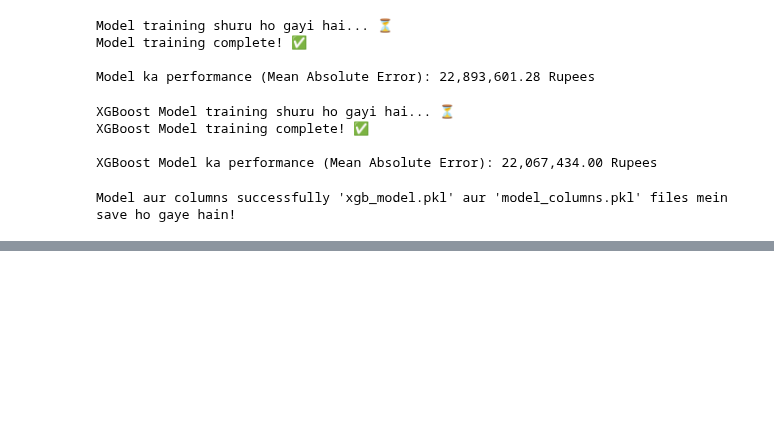
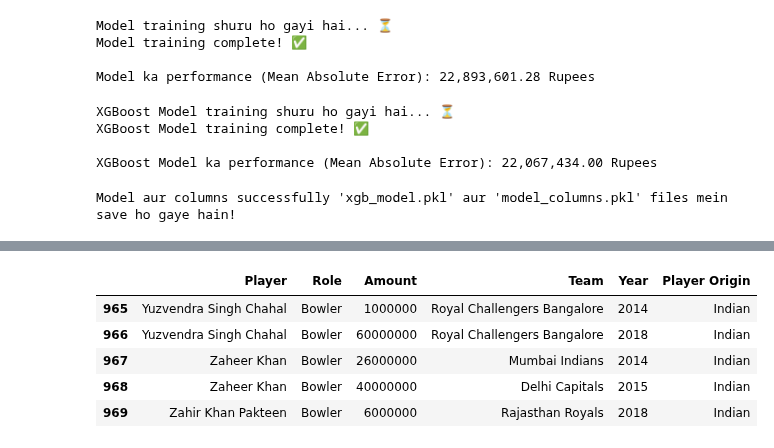
Before and after one commit to prvn-kumar01/Cricket, a Jupyter notebook: notebook/1_data_exploration.ipynb, the cells around one changed output, grey strips where cells are left out. Saved outputs shown, nothing was run; the diff lists cells and outputs as text; code cells hidden in the pictures; blank space fills up the shorter version.

```diff
--- a/notebook/1_data_exploration.ipynb
+++ b/notebook/1_data_exploration.ipynb
@@ -261,0 +271,9 @@ Model aur columns successfully 'xgb_model.pkl' aur 'model_columns.pkl' files mei
+# %%
+df.tail()
+# %% [output]
+|  | Player | Role | Amount | Team | Year | Player Origin |
+| 965 | Yuzvendra Singh Chahal | Bowler | 1000000 | Royal Challengers Bangalore | 2014 | Indian |
+| 966 | Yuzvendra Singh Chahal | Bowler | 60000000 | Royal Challengers Bangalore | 2018 | Indian |
+| 967 | Zaheer Khan | Bowler | 26000000 | Mumbai Indians | 2014 | Indian |
+| 968 | Zaheer Khan | Bowler | 40000000 | Delhi Capitals | 2015 | Indian |
+| 969 | Zahir Khan Pakteen | Bowler | 6000000 | Rajasthan Royals | 2018 | Indian |
```
Also changed, not shown: parts of 2 cells of this notebook, 1 other file.
